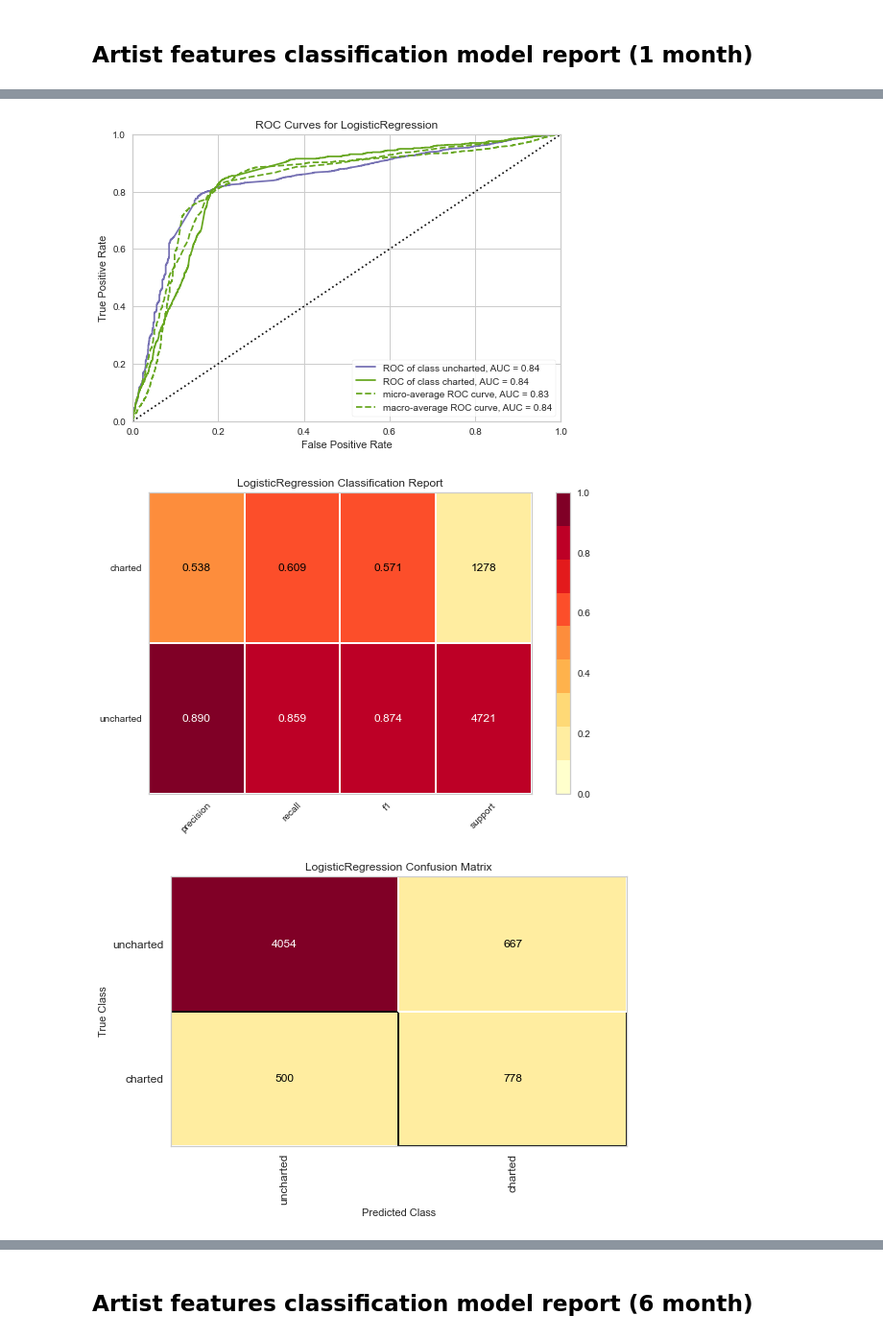
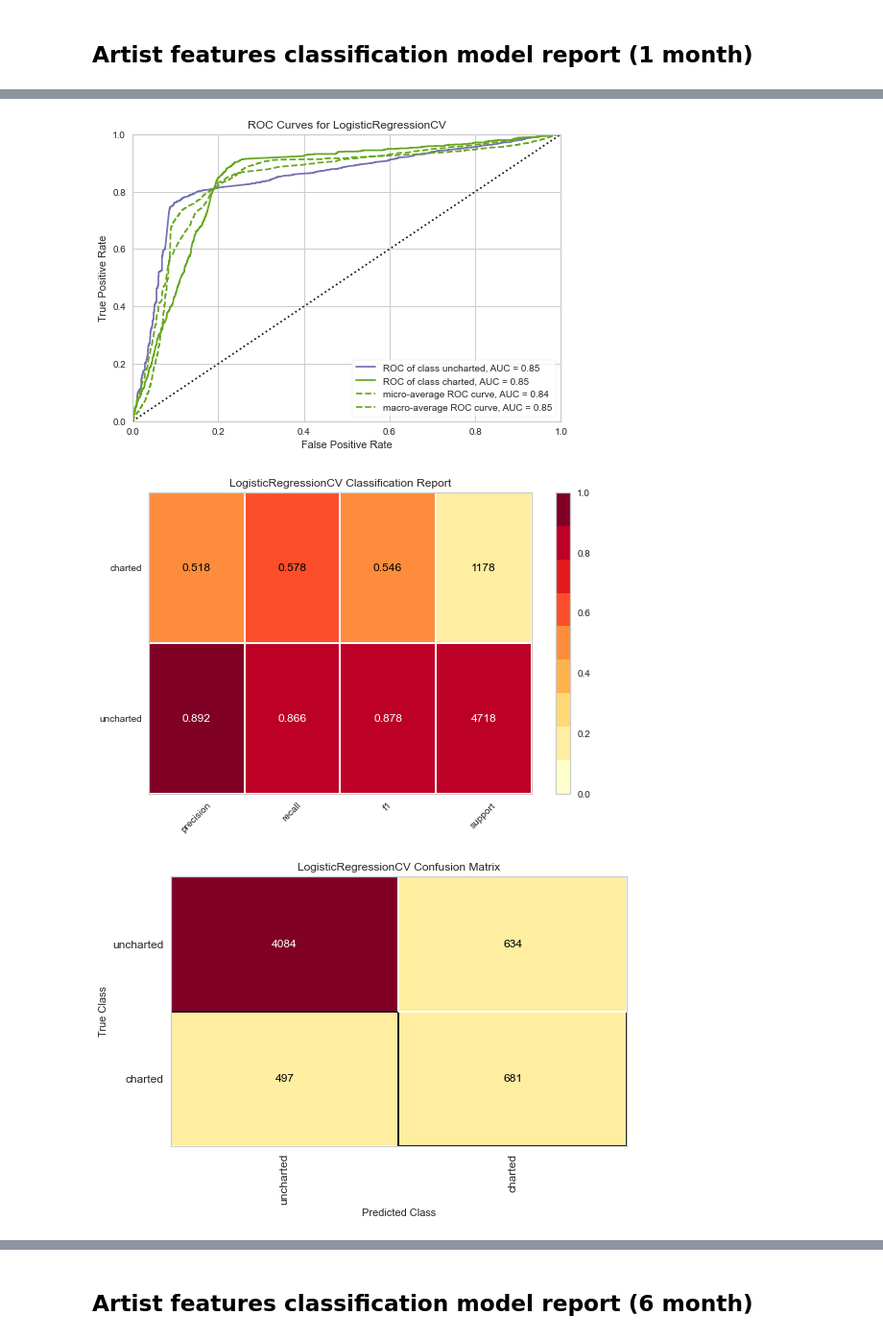
Before and after one commit to pezon/music-mining, a Jupyter notebook: notebooks/analysis/Charts EDA.ipynb, the cells around one changed output, grey strips where cells are left out. Shown at 96% size. Drawn from its saved outputs; the diff is of its cells as text; code cells hidden in the pictures.

```diff
--- a/notebooks/analysis/Charts EDA.ipynb
+++ b/notebooks/analysis/Charts EDA.ipynb
@@ -23,6 +23,12 @@ os.makedirs(data_path, exist_ok=True)
 ## Preprocessing
 # %%
 tracks_df = pd.read_parquet(data_path / "tracks.pq")
+print(tracks_df.shape, tracks_df[tracks_df["track_chart_months"] >= 1].shape)
+
+tracks_df = tracks_df[~tracks_df["name"].str.lower().str.contains("karaoke")]
+tracks_df = tracks_df[~tracks_df["name"].str.lower().str.contains("originally performed by")]
+tracks_df = tracks_df[~tracks_df["name"].str.lower().str.contains("instrumental")]
+print(tracks_df.shape, tracks_df[tracks_df["track_chart_months"] >= 1].shape)
 
 audio_features = [
     "danceability", "energy", "key", "loudness", "mode", "speechiness", "acousticness",
@@ -563,24 +581,41 @@ null score (charted = 6 month): precision=0.95533, f1=0.91447, class size=268 (4
 # %% [markdown]
 ## Artist features classification model report (1 month)
 # %%
-def create_classification_report(df, features, model, months=1):
+from sklearn.pipeline import Pipeline
+from sklearn.preprocessing import StandardScaler
+
+
+def create_classification_report(df, features, model, months=1, proba=0.5):
+
+    def scorer(estimator, X, y, *args, **kwargs):
+        y_pred_ = (estimator.predict_proba(X)[:,1] >= proba).astype(int)
+        return precision_score((y > 0).astype(int), y_pred_)
+
     X_train, X_test, y_train, y_test = create_test_train_datasets(df, features, months=months)
-    model = LogisticRegression(max_iter=1000, class_weight="balanced")
+    model = Pipeline([
+        ('scale', StandardScaler()),
+        ('lr', LogisticRegressionCV(cv=5, max_iter=1000, class_weight="balanced", scoring=scorer)),
+    ])
     model.fit(X_train, y_train)
 
-    train_score = model.score(X_train, y_train)
-    test_score = model.score(X_test, y_test)
+    # train_score = model.score(X_train, y_train)
+    # test_score = model.score(X_test, y_test)
+    y_pred_train = (model.predict_proba(X_train)[:,1] >= proba).astype(int)
+    y_pred_test = (model.predict_proba(X_test)[:,1] >= proba).astype(int)
 
-    train_accuracy = accuracy_score(y_train, model.predict(X_train))
-    train_precision = precision_score(y_train, model.predict(X_train))
-    train_f1 = f1_score(y_train, model.predict(X_train))
+    train_accuracy = accuracy_score(y_train, y_pred_train)
+    train_precision = precision_score(y_train, y_pred_train)
+    train_f1 = f1_score(y_train, y_pred_train)
 
-    test_accuracy = accuracy_score(y_test, model.predict(X_test))
-    test_precision = precision_score(y_test, model.predict(X_test))
-    test_f1 = f1_score(y_test, model.predict(X_test))
+    test_accuracy = accuracy_score(y_test, y_pred_test)
+    test_precision = precision_score(y_test, y_pred_test)
+    test_f1 = f1_score(y_test, y_pred_test)
 
-    print(f"train score: {train_score:.5f}, accuracy={train_accuracy:.5f}, precision={train_precision:.5f}, f1={train_f1:.5f}")
-    print(f"test score: {test_score:.5f}, accuracy={test_accuracy:.5f}, precision={test_precision:.5f}, f1={test_f1:.5f}")
+    print(f"train score: accuracy={train_accuracy:.5f}, precision={train_precision:.5f}, f1={train_f1:.5f}")
+    print(f"test score:  accuracy={test_accuracy:.5f}, precision={test_precision:.5f}, f1={test_f1:.5f}")
+    print(f"predicted 1 = {(y_pred_test == 1).sum()} ({(y_pred_test == 1).sum() / len(y_pred_test):.2f})")
+    print(f"actual 1 ...= {(y_test == 1).sum()} ({(y_test == 1).sum() / len(y_pred_test):.2f})")
+    print(f"actual 1 ...= {((y_test == 1) & (y_pred_test == 1)).sum()} ({((y_test == 1) & (y_pred_test == 1)).sum() / len(y_pred_test):.2f})")
 
     # model = LogisticRegression(multi_class="auto", solver="liblinear")
     visualizer = ROCAUC(model, classes=["uncharted", "charted"])
@@ -607,9 +642,10 @@ def create_classification_report(df, features, model, months=1):
     viz.score(X_test, y_test)
     viz.show()
 
-    print(pd.DataFrame(np.exp(model.coef_), columns=X_train.columns).head())
+    # print(pd.DataFrame(np.exp(model.coef_), columns=X_train.columns).head())
+    return model, X_train, X_test, y_train, y_test
 
 
 lr_artist = LogisticRegression(max_iter=1000, class_weight="balanced")
-create_classification_report(tracks_df, artist_features, lr_artist, months=1)
+create_classification_report(tracks_df, artist_features, lr_artist, months=1, proba=0.80)
 # %% [output]
@@ -618,3 +657,3 @@ test score: 0.80547, accuracy=0.80547, precision=0.53841, f1=0.57143
-[figure, old version]
+[figure, new version]
-[figure, old version]
+[figure, new version]
-[figure, old version]
+[figure, new version]
```
Also changed, not shown: parts of 28 cells of this notebook, 1 other file.
